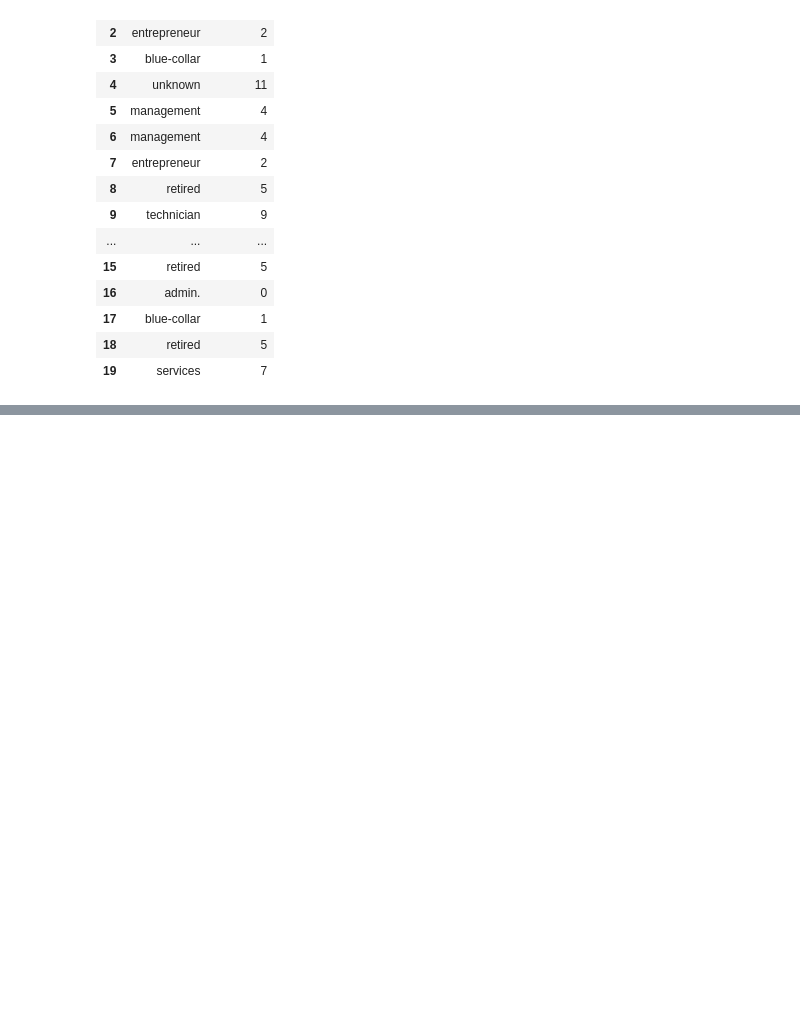
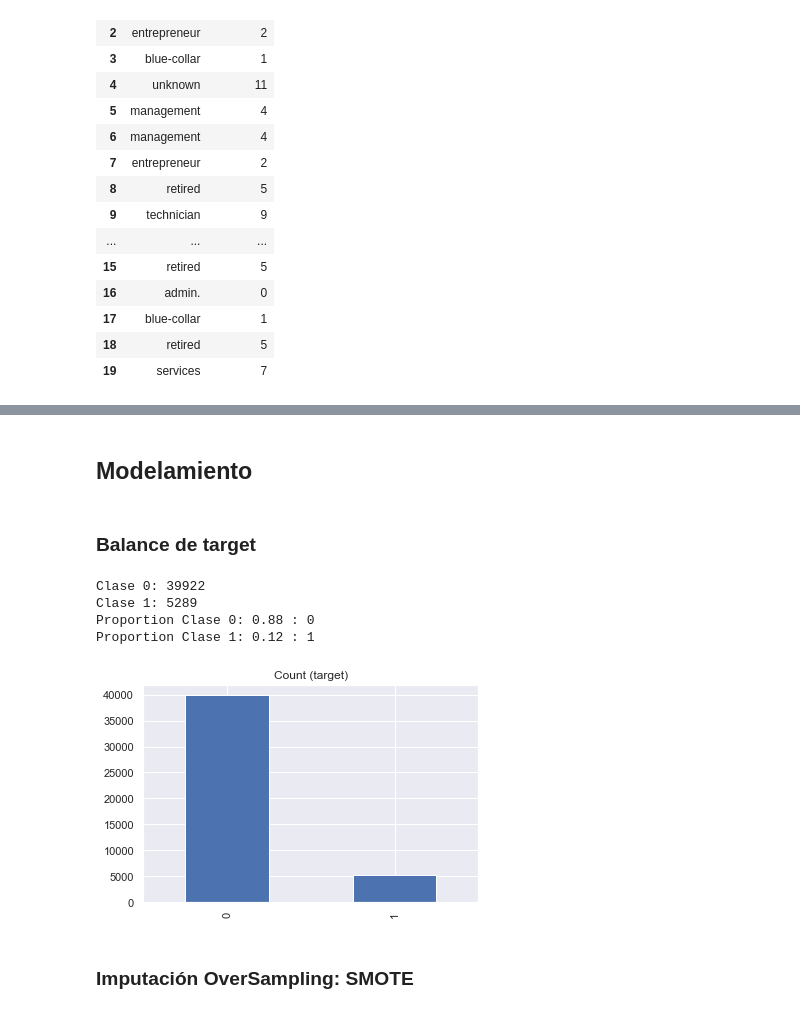
Before and after one commit to llukitas/Modelamiento, a Jupyter notebook: Modelamiento_DS.ipynb, the cells around one changed output, grey strips where cells are left out. Drawn from its saved outputs; the diff is of its cells as text; code cells hidden in the pictures; blank space fills up the shorter version.

```diff
--- a/Modelamiento_DS.ipynb
+++ b/Modelamiento_DS.ipynb
@@ -305,0 +346,7 @@ obj_train[["job", "job_code"]].head(20)
+# %%
+columns=['age', 'balance', 'duration', 'campaign',
+                 'previous','job', 'marital', 'education',
+                 'default', 'housing', 'loan', 'contact', 'poutcome', 'y']
+# %%
+trains=train[columns]
+trains.head()
@@ -305,0 +367,19 @@ obj_train[["job", "job_code"]].head(20)
+# %%
+#from sklearn.preprocessing import LabelEncoder
+trains['y'] = trains['y'].replace({'no': 0,'yes': 1})
+#lb_make = LabelEncoder()
+#trains["job_code"] = lb_make.fit_transform(trains["job"])
+
+trains['job']=trains['job'].replace({'admin.': 0,'blue-collar': 1,'entrepreneur': 2,
+                                           'housemaid.': 3,'management': 4,'retired': 5,
+                                           'self-employed': 6,'services': 7,'student': 8,
+                                           'technician': 9,'unemployed': 10,'unknown': 11})
+trains['marital'] = trains['marital'].replace({'married': 0,'single': 1,'divorced': 2})
+trains['education'] = trains['education'].replace({'unknown': 0,'primary': 1,'tertiary': 2,'secondary': 3})
+trains['default'] = trains['default'].replace({'no': 0,'yes': 1})
+trains['housing'] = trains['housing'].replace({'no': 0,'yes': 1})
+trains['loan'] = trains['loan'].replace({'no': 0,'yes': 1})
+trains['contact'] = trains['contact'].replace({'unknown': 0,'cellular': 1,'telephone':3})
+#trains["contact_code"] = np.where(trains["contact"].str.contains("unknown"), 0,1)
+trains['poutcome'] = trains['poutcome'].replace({'unknown': 0,'failure': 1,'other': 2,'success': 3})
+trains.head(5)
@@ -305,0 +481,23 @@ obj_train[["job", "job_code"]].head(20)
+# %% [markdown]
+## Modelamiento
+# %% [markdown]
+### Balance de target
+# %%
+##train_parametrica
+import numpy as np
+import pandas as pd
+import seaborn as sns
+target_count = trains.y.value_counts()
+print('Clase 0:', target_count[0])
+print('Clase 1:', target_count[1])
+print('Proportion Clase 0:', round(target_count[0] / (target_count[0]+target_count[1]), 2), ': 0')
+print('Proportion Clase 1:', round(target_count[1] / (target_count[0]+target_count[1]), 2), ': 1')
+target_count.plot(kind='bar', title='Count (target)');
+# %% [output]
+Clase 0: 39922
+Clase 1: 5289
+Proportion Clase 0: 0.88 : 0
+Proportion Clase 1: 0.12 : 1
+[figure, added]
+# %% [markdown]
+### Imputación OverSampling: SMOTE
```
Also changed, not shown: parts of 19 cells of this notebook, 3 other files.
